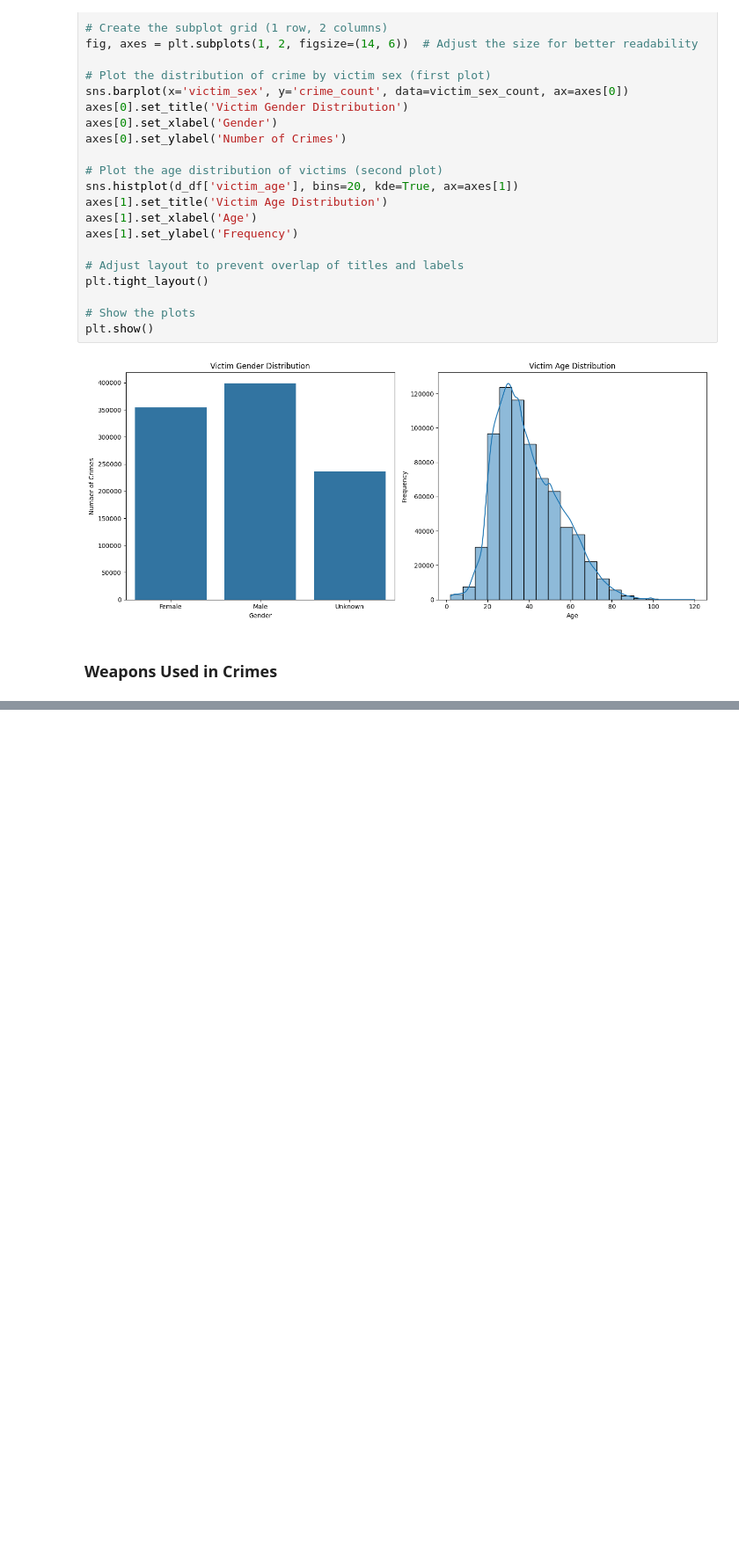
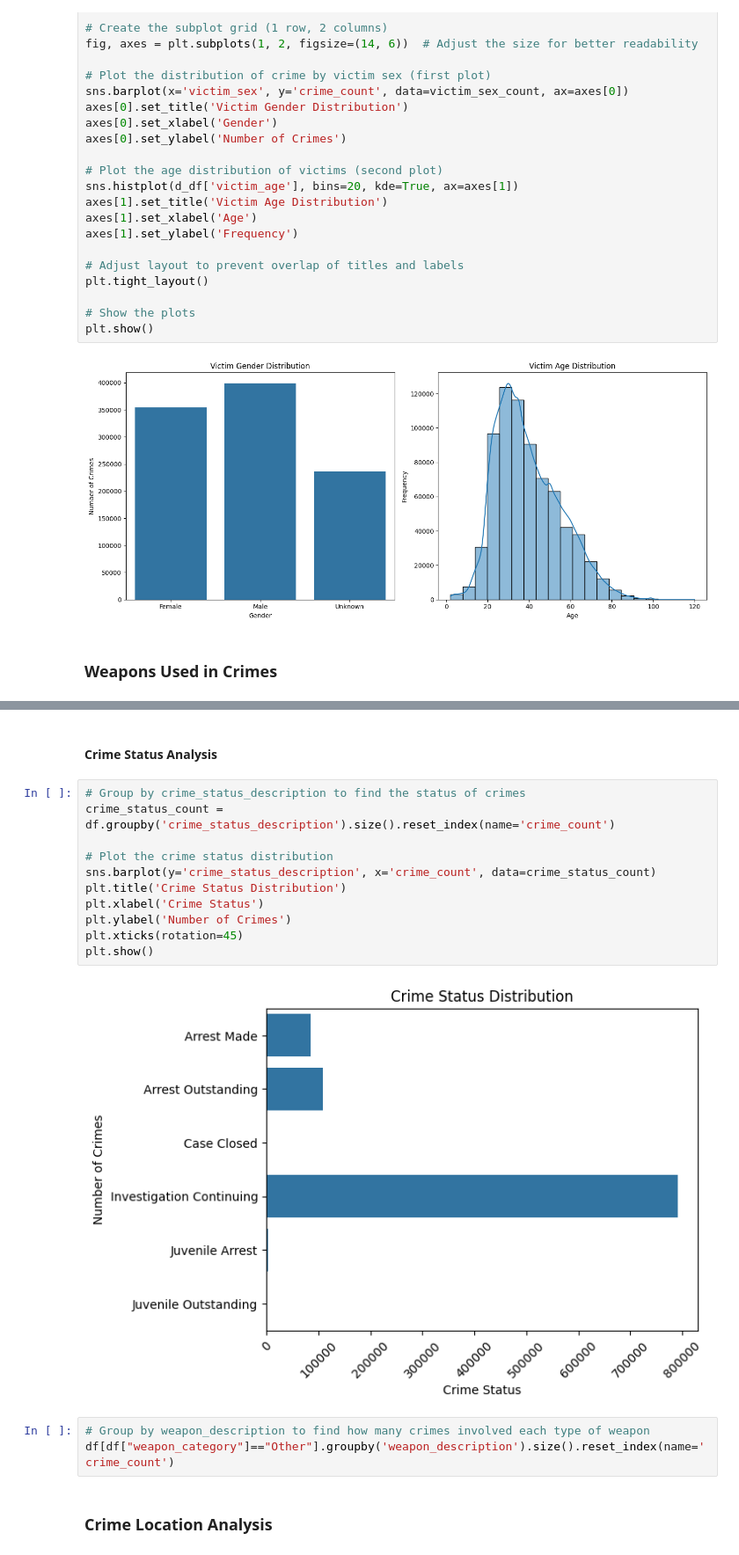
Before and after one commit to safoisgod/DataExploration, a Jupyter notebook: LAPD 2020 -2024 Crime Data Analysis/LAPD 2020 -2024 Crime Data Analysis.ipynb, the cells around one changed output, grey strips where cells are left out. Shown: that part at 88% size. Saved outputs shown, nothing was run; the diff lists cells and outputs as text; blank space fills up the shorter version.

```diff
--- a/LAPD 2020 -2024 Crime Data Analysis/LAPD 2020 -2024 Crime Data Analysis.ipynb
+++ b/LAPD 2020 -2024 Crime Data Analysis/LAPD 2020 -2024 Crime Data Analysis.ipynb
@@ -674 +698,21 @@ plt.show()
+# %% [markdown]
+#### Crime Status Analysis
+# %%
+# Group by crime_status_description to find the status of crimes
+crime_status_count = df.groupby('crime_status_description').size().reset_index(name='crime_count')
+
+# Plot the crime status distribution
+sns.barplot(y='crime_status_description', x='crime_count', data=crime_status_count)
+plt.title('Crime Status Distribution')
+plt.xlabel('Crime Status')
+plt.ylabel('Number of Crimes')
+plt.xticks(rotation=45)
+plt.show()
+# %% [output]
+[figure, added]
+# %%
+# Group by weapon_description to find how many crimes involved each type of weapon
+df[df["weapon_category"]=="Other"].groupby('weapon_description').size().reset_index(name='crime_count')
+# %% [markdown]
+### Crime Location Analysis
 # %%
```
Also changed, not shown: parts of 14 cells of this notebook.
